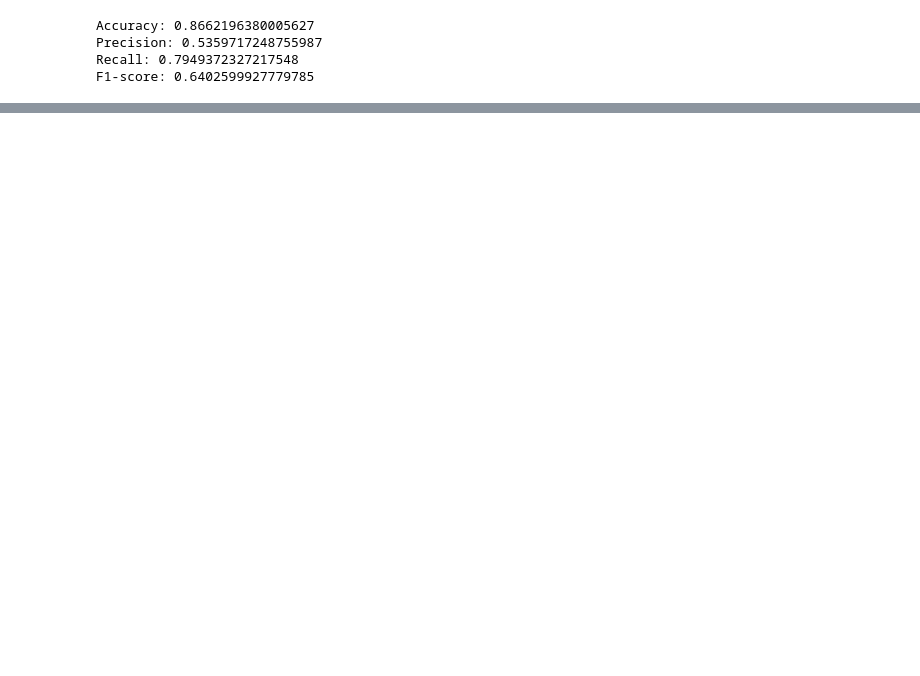
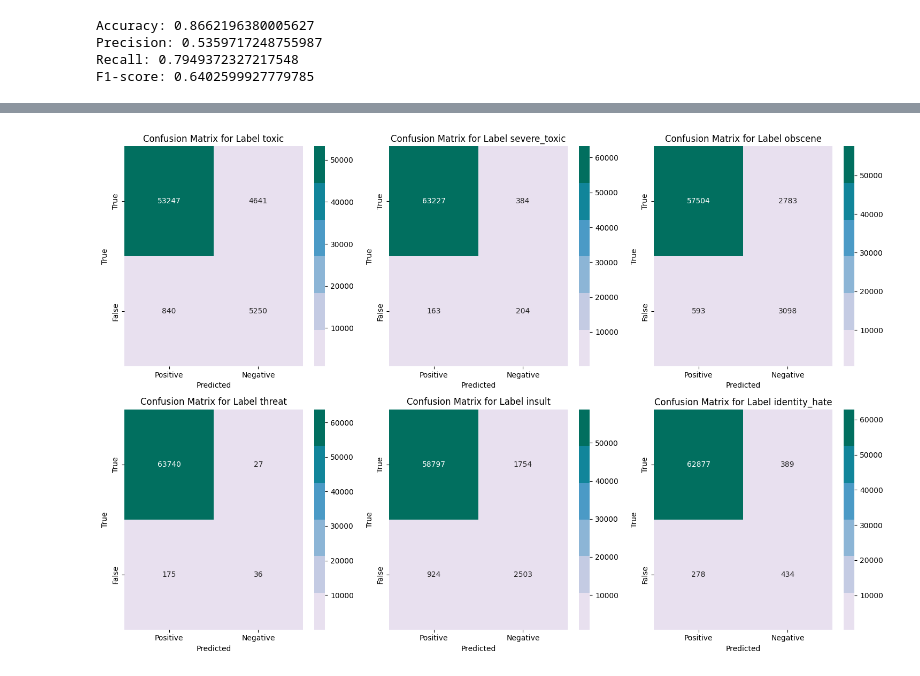
Before and after one commit to VEDNAIK/Comment-Toxicity-Classification, a Jupyter notebook: GRU/GRU_Test_and_custominput.ipynb, the cells around one changed output, grey strips where cells are left out. Saved outputs shown, nothing was run; the diff lists cells and outputs as text; code cells hidden in the pictures; blank space fills up the shorter version.

```diff
--- a/GRU/GRU_Test_and_custominput.ipynb
+++ b/GRU/GRU_Test_and_custominput.ipynb
@@ -25,3 +45,6 @@ maxlen = 100
+# %%
+tokenizer = text.Tokenizer(num_words=max_features)
+tokenizer.fit_on_texts(list(X_train1) + list(X_test1))
 # %%
 X_test = tokenizer.texts_to_sequences(X_test1)
 x_test = sequence.pad_sequences(X_test, maxlen=maxlen)
@@ -87,0 +116,2 @@ identity_hate: 0.0
+# %%
+y_actual = y_actual.values
@@ -87,0 +124,15 @@ identity_hate: 0.0
+# %%
+import matplotlib.pyplot as plt
+import numpy
+from sklearn import metrics
+from sklearn.metrics import multilabel_confusion_matrix
+# Create a multilabel confusion matrix
+confusion_matrix = multilabel_confusion_matrix(y_actual, y_pred)
+
+# Print the confusion matrix for each label
+for i in range(len(confusion_matrix)):
+    print(f"Confusion matrix for label {i}:")
+    print(confusion_matrix[i])
+
+# Calculate and print other performance metrics
+# You can calculate precision, recall, F1-score, etc. based on the confusion matrix.
@@ -87,0 +158,30 @@ identity_hate: 0.0
+# %%
+import matplotlib.pyplot as plt
+import numpy as np
+from sklearn.metrics import multilabel_confusion_matrix
+import seaborn as sns
+
+# Create a multilabel confusion matrix
+confusion_matrix = multilabel_confusion_matrix(y_actual, y_pred)
+
+yticklabels = ["True", "False"]
+xticklabels = ["Positive", "Negative"]
+
+# Create a subplot with 2 rows and 3 columns
+fig, axes = plt.subplots(2, 3, figsize=(15, 10))
+
+# Plot a heatmap for each label's confusion matrix
+custom_cmap = sns.color_palette("PuBuGn")
+
+for i, ax in enumerate(axes.flatten()):
+    if i < len(confusion_matrix):
+        sns.heatmap(confusion_matrix[i], annot=True, fmt="d", cmap=custom_cmap, xticklabels=xticklabels, yticklabels=yticklabels, ax=ax)
+        ax.set_title(f'Confusion Matrix for Label {labels[i]}')
+        ax.set_xlabel('Predicted')
+        ax.set_ylabel('True')
+
+# Adjust the layout
+plt.tight_layout()
+plt.show()
+# %% [output]
+[figure, added]
```
Also changed, not shown: parts of 15 cells of this notebook, 3 other files.
